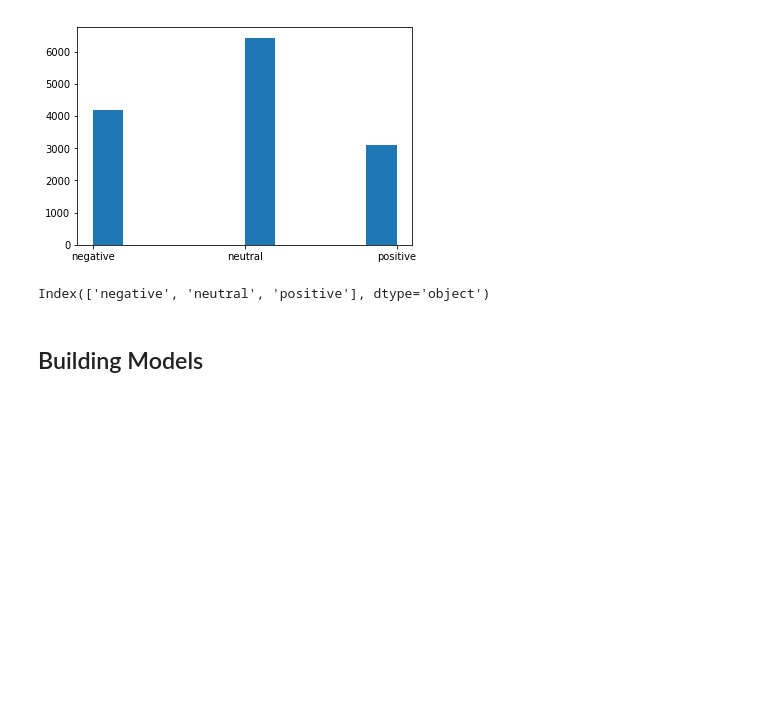
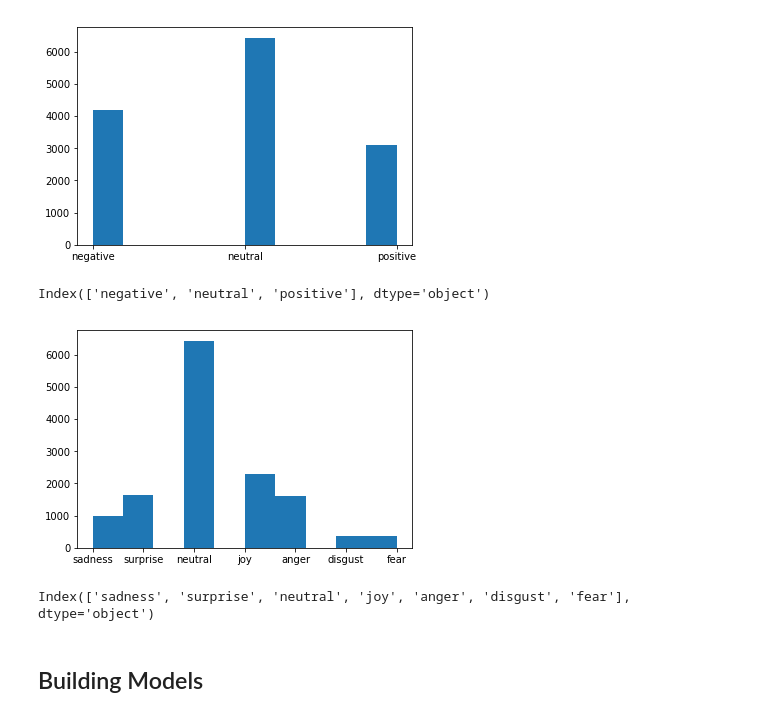
Before and after one commit to zeetaros/ml_nanodegree, a Jupyter notebook: capstone/dev_audio_models.ipynb, the cells around one changed output. Cells and saved outputs as stored; diff of their text form; code cells hidden in the pictures; blank space fills up the shorter version.

```diff
--- a/capstone/dev_audio_models.ipynb
+++ b/capstone/dev_audio_models.ipynb
@@ -414,6 +598,15 @@ plt.show()
 uniques
 # %% [output]
 Index(['negative', 'neutral', 'positive'], dtype='object')
+# %%
+plt.hist(list(mfcc_df.Emotion.values))
+plt.show()
+# %% [output]
+[figure, added]
+# %%
+emo_uniques
+# %% [output]
+Index(['sadness', 'surprise', 'neutral', 'joy', 'anger', 'disgust', 'fear'], dtype='object')
 # %% [markdown]
 ## Building Models
 # %% [markdown]
```
Also changed, not shown: parts of 48 cells of this notebook.
